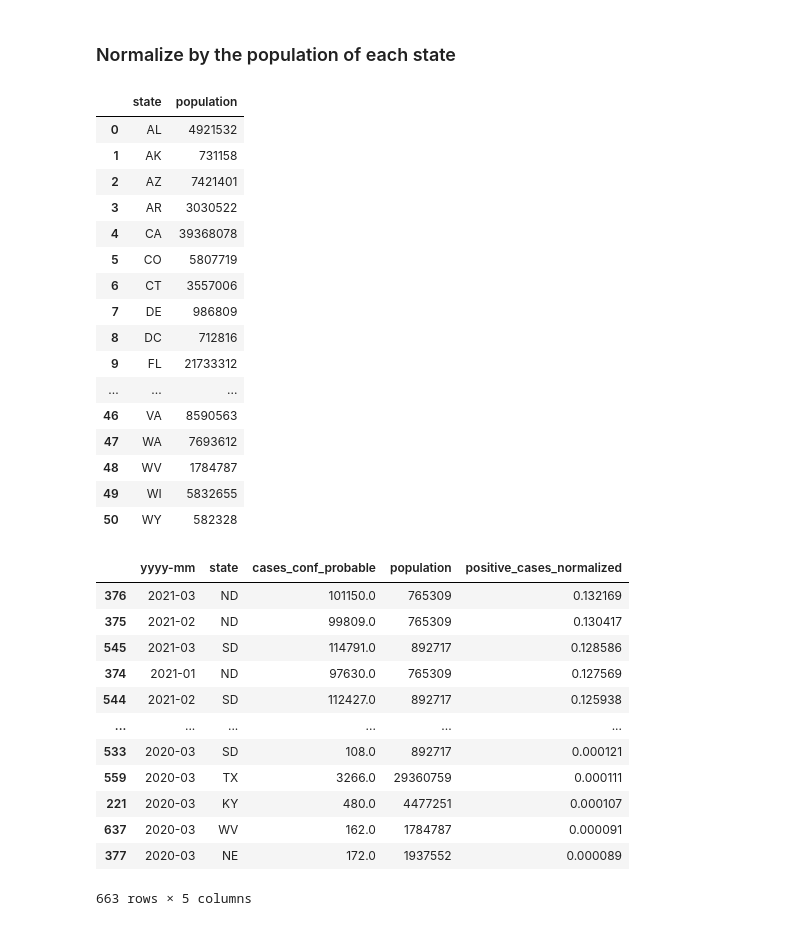
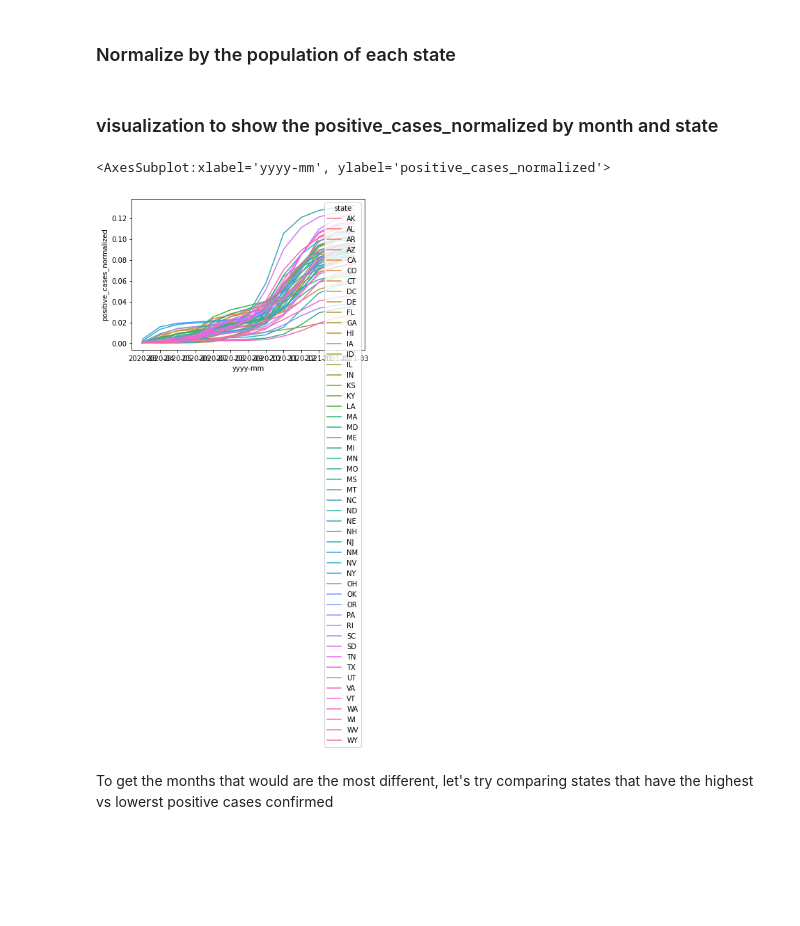
Before and after one commit to adimaini/WEAT-WEFAT, a Jupyter notebook: src/notebooks/covid_statistics.ipynb, the cells around one changed output. Cells and saved outputs as stored; diff of their text form; code cells hidden in the pictures; blank space fills up the shorter version.

```diff
--- a/src/notebooks/covid_statistics.ipynb
+++ b/src/notebooks/covid_statistics.ipynb
@@ -91,6 +93,7 @@ def change_full_state_to_abbrev(df):
     return df
 # %%
 def normalize_state_by_population(pop_df, group_df):
+    '''normalized the cases confirmed probable by that state's population'''
     merged_df = group_df.merge(pop_df, on='state')
     merged_df['positive_cases_normalized'] = merged_df['cases_conf_probable'] / merged_df['population']
     return merged_df
@@ -195,41 +197,14 @@ group_by_state_month[group_by_state_month['state'] == 'VA']
 population = read_us_population()
 # %%
 abbrev_population = change_full_state_to_abbrev(population)
-# %%
-abbrev_population
-# %% [output]
-|  | state | population |
-| 0 | AL | 4921532 |
-| 1 | AK | 731158 |
-| 2 | AZ | 7421401 |
-| 3 | AR | 3030522 |
-| 4 | CA | 39368078 |
-| 5 | CO | 5807719 |
-| 6 | CT | 3557006 |
-| 7 | DE | 986809 |
-| 8 | DC | 712816 |
-| 9 | FL | 21733312 |
-| ... | ... | ... |
-| 46 | VA | 8590563 |
-| 47 | WA | 7693612 |
-| 48 | WV | 1784787 |
-| 49 | WI | 5832655 |
-| 50 | WY | 582328 |
 # %%
 normalized_df = normalize_state_by_population(abbrev_population, group_by_state_month)
-# %%
-normalized_df.sort_values(by='positive_cases_normalized', ascending=False)
-# %% [output]
-|  | yyyy-mm | state | cases_conf_probable | population | positive_cases_normalized |
-| 376 | 2021-03 | ND | 101150.0 | 765309 | 0.132169 |
-| 375 | 2021-02 | ND | 99809.0 | 765309 | 0.130417 |
-| 545 | 2021-03 | SD | 114791.0 | 892717 | 0.128586 |
-| 374 | 2021-01 | ND | 97630.0 | 765309 | 0.127569 |
-| 544 | 2021-02 | SD | 112427.0 | 892717 | 0.125938 |
-| ... | ... | ... | ... | ... | ... |
-| 533 | 2020-03 | SD | 108.0 | 892717 | 0.000121 |
-| 559 | 2020-03 | TX | 3266.0 | 29360759 | 0.000111 |
-| 221 | 2020-03 | KY | 480.0 | 4477251 | 0.000107 |
-| 637 | 2020-03 | WV | 162.0 | 1784787 | 0.000091 |
-| 377 | 2020-03 | NE | 172.0 | 1937552 | 0.000089 |
-663 rows × 5 columns
+# %% [markdown]
+### visualization to show the positive_cases_normalized by month and state
+# %%
+sns.lineplot(x=normalized_df['yyyy-mm'], y=normalized_df['positive_cases_normalized'], hue=normalized_df['state'])
+# %% [output]
+<AxesSubplot:xlabel='yyyy-mm', ylabel='positive_cases_normalized'>
+[figure, added]
+# %% [markdown]
+To get the months that would are the most different, let's try comparing states that have the highest vs lowerst positive cases confirmed
```
Also changed, not shown: parts of 9 cells of this notebook, 6 other files.
